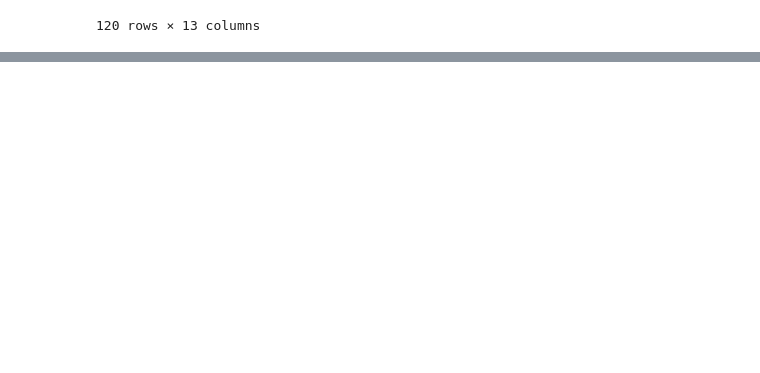
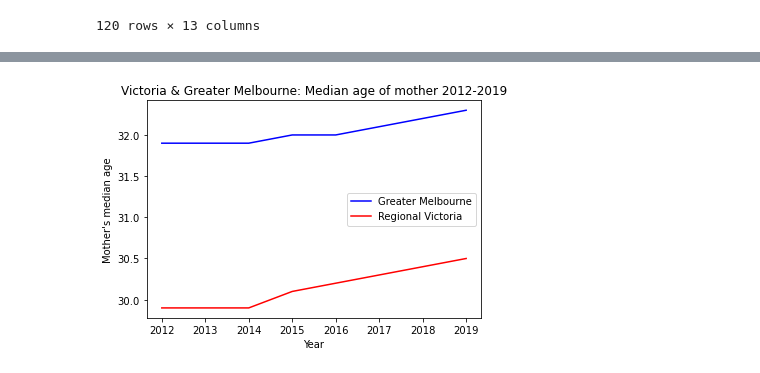
Before and after one commit to NathanJPotter/Team-Project-1, a Jupyter notebook: Project 1.ipynb, the cells around one changed output, grey strips where cells are left out. Cells and saved outputs as stored; diff of their text form; code cells hidden in the pictures; blank space fills up the shorter version.

```diff
--- a/Project 1.ipynb
+++ b/Project 1.ipynb
@@ -99,3 +79,14 @@ birth_data_vic_df
 | 78 | 2017 | Rest of Vic. | 1,477,678 | 17,287 | 12.5 | 62.0 | 120.7 | ... |
 | 93 | 2018 | Rest of Vic. | 1,497,306 | 16,862 | 11.7 | 61.8 | 119.3 | ... |
 | 108 | 2019 | Rest of Vic. | 1,517,846 | 16,155 | 10.7 | 58.9 | 114.1 | ... |
+# %%
+# Plot median age of mother Victoria: Regional vs Metro
+plt.plot(birth_data_melb_df["Year"], birth_data_melb_df["Median age of mother"], color = 'b', label = "Greater Melbourne")
+plt.plot(birth_data_vic_df["Year"], birth_data_vic_df["Median age of mother"], color = 'r', label = "Regional Victoria")
+plt.title("Victoria & Greater Melbourne: Median age of mother 2012-2019")
+plt.xlabel("Year")
+plt.ylabel("Mother's median age")
+plt.legend()
+plt.show()
+# %% [output]
+[figure, added]
```
Also changed, not shown: parts of 15 cells of this notebook.
